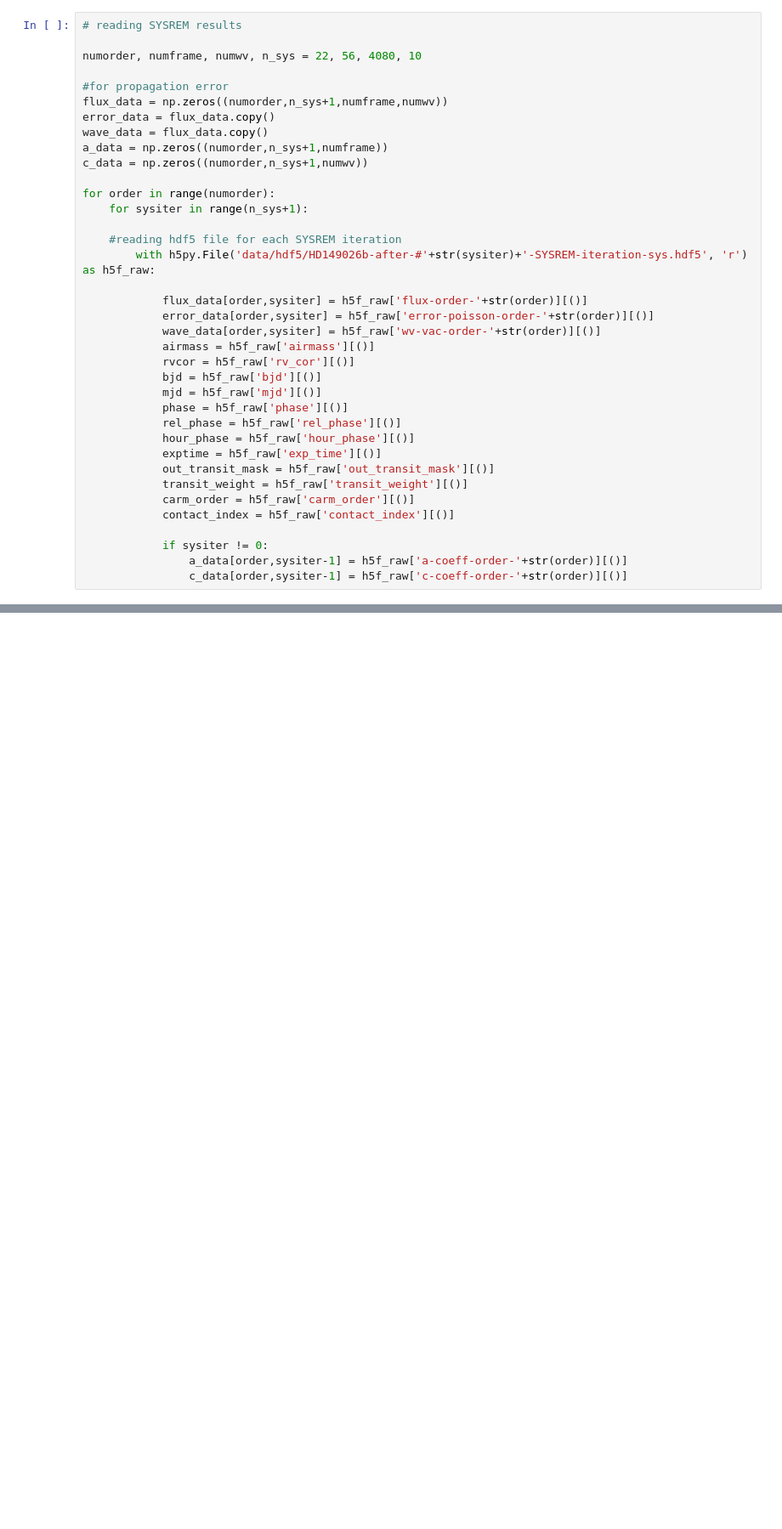
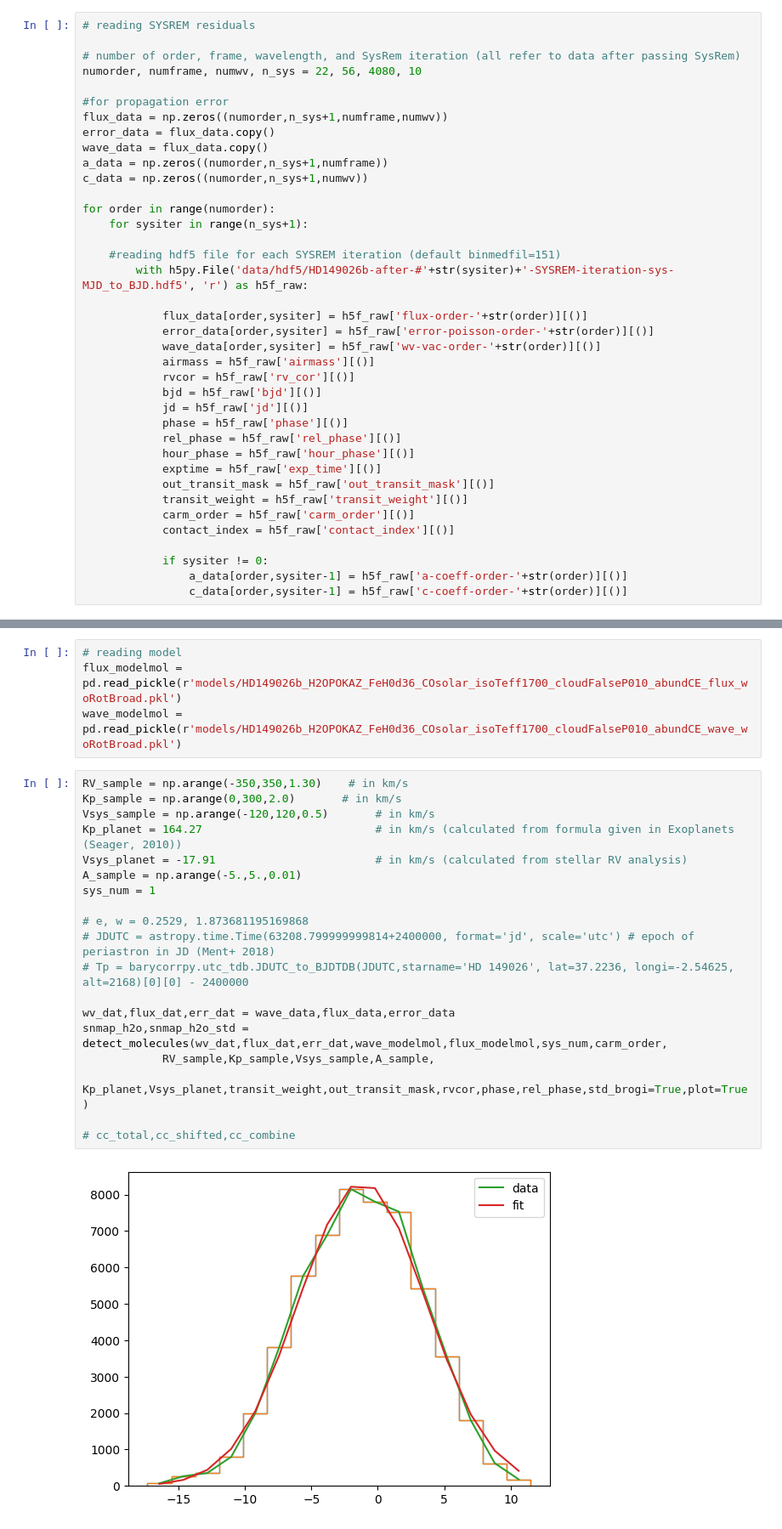
Before and after one commit to salirafi/High-Resolution-Transmission-Spectroscopy-Analysis-of-HD-149026-b, a Jupyter notebook: sanity_check_frame.ipynb, the cells around one changed output, grey strips where cells are left out. Shown at 85% size. Drawn from its saved outputs; the diff is of its cells as text; blank space fills up the shorter version.

```diff
--- a/sanity_check_frame.ipynb
+++ b/sanity_check_frame.ipynb
@@ -14,8 +14,9 @@ from function import med_n_lim
 import warnings
 warnings.filterwarnings('ignore')
 # %%
-# reading SYSREM results
+# reading SYSREM residuals
 
+# number of order, frame, wavelength, and SysRem iteration (all refer to data after passing SysRem)
 numorder, numframe, numwv, n_sys = 22, 56, 4080, 10
 
 #for propagation error
@@ -28,8 +29,8 @@ c_data = np.zeros((numorder,n_sys+1,numwv))
 for order in range(numorder):
     for sysiter in range(n_sys+1):
 
-    #reading hdf5 file for each SYSREM iteration
-        with h5py.File('data/hdf5/HD149026b-after-#'+str(sysiter)+'-SYSREM-iteration-sys.hdf5', 'r') as h5f_raw:
+    #reading hdf5 file for each SYSREM iteration (default binmedfil=151)
+        with h5py.File('data/hdf5/HD149026b-after-#'+str(sysiter)+'-SYSREM-iteration-sys-MJD_to_BJD.hdf5', 'r') as h5f_raw:
 
             flux_data[order,sysiter] = h5f_raw['flux-order-'+str(order)][()]
             error_data[order,sysiter] = h5f_raw['error-poisson-order-'+str(order)][()]
@@ -37,7 +38,7 @@ for order in range(numorder):
             airmass = h5f_raw['airmass'][()]
             rvcor = h5f_raw['rv_cor'][()]
             bjd = h5f_raw['bjd'][()]
-            mjd = h5f_raw['mjd'][()]
+            jd = h5f_raw['jd'][()]
             phase = h5f_raw['phase'][()]
             rel_phase = h5f_raw['rel_phase'][()]
             hour_phase = h5f_raw['hour_phase'][()]
@@ -514,0 +518,25 @@ def detect_molecules(wavedat, fluxdat, errordat, wave_modelmol, flux_modelmol,
+# %%
+# reading model
+flux_modelmol = pd.read_pickle(r'models/HD149026b_H2OPOKAZ_FeH0d36_COsolar_isoTeff1700_cloudFalseP010_abundCE_flux_woRotBroad.pkl')
+wave_modelmol = pd.read_pickle(r'models/HD149026b_H2OPOKAZ_FeH0d36_COsolar_isoTeff1700_cloudFalseP010_abundCE_wave_woRotBroad.pkl')
+# %%
+RV_sample = np.arange(-350,350,1.30)    # in km/s
+Kp_sample = np.arange(0,300,2.0)       # in km/s
+Vsys_sample = np.arange(-120,120,0.5)       # in km/s
+Kp_planet = 164.27                          # in km/s (calculated from formula given in Exoplanets (Seager, 2010))
+Vsys_planet = -17.91                        # in km/s (calculated from stellar RV analysis)
+A_sample = np.arange(-5.,5.,0.01)
+sys_num = 1
+
+# e, w = 0.2529, 1.873681195169868
+# JDUTC = astropy.time.Time(63208.799999999814+2400000, format='jd', scale='utc') # epoch of periastron in JD (Ment+ 2018)
+# Tp = barycorrpy.utc_tdb.JDUTC_to_BJDTDB(JDUTC,starname='HD 149026', lat=37.2236, longi=-2.54625, alt=2168)[0][0] - 2400000
+
+wv_dat,flux_dat,err_dat = wave_data,flux_data,error_data
+snmap_h2o,snmap_h2o_std = detect_molecules(wv_dat,flux_dat,err_dat,wave_modelmol,flux_modelmol,sys_num,carm_order,
+            RV_sample,Kp_sample,Vsys_sample,A_sample,
+            Kp_planet,Vsys_planet,transit_weight,out_transit_mask,rvcor,phase,rel_phase,std_brogi=True,plot=True)
+
+# cc_total,cc_shifted,cc_combine
+# %% [output]
+[figure, added]
```
Also changed, not shown: parts of 23 cells of this notebook.
